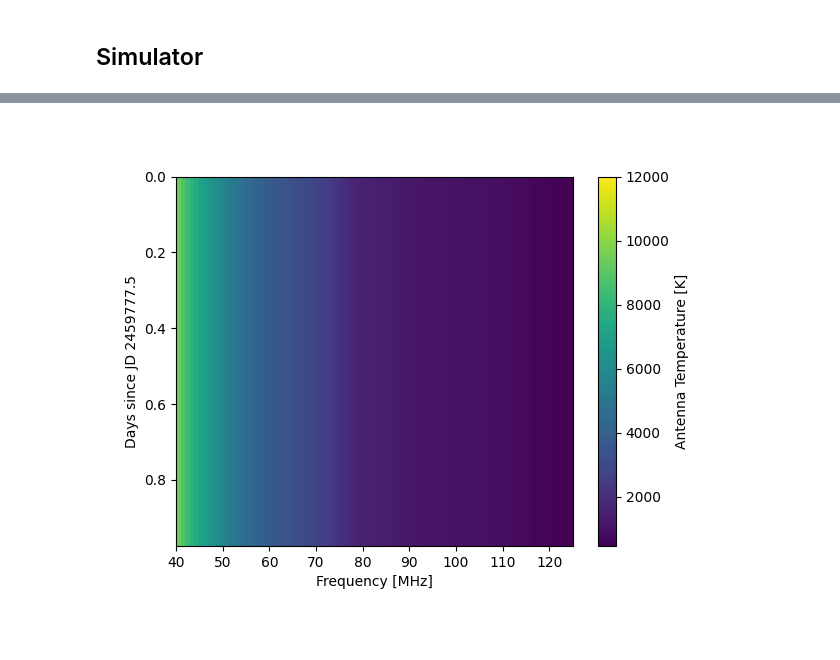
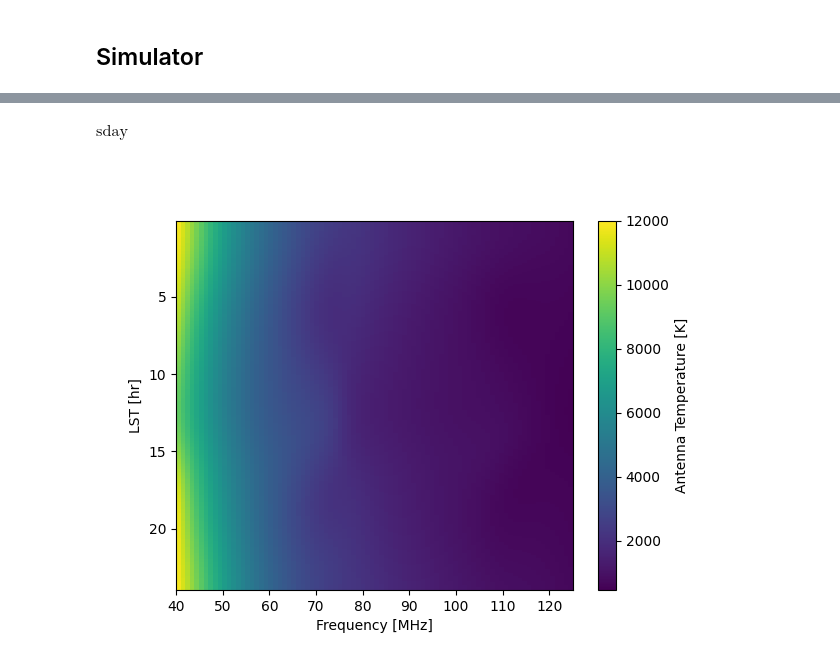
Before and after one commit to MIST-Experiment/mistsim, a Jupyter notebook: examples/sim_comparison.ipynb, the cells around one changed output, grey strips where cells are left out. Cells and saved outputs as stored; diff of their text form; code cells hidden in the pictures; blank space fills up the shorter version.

```diff
--- a/examples/sim_comparison.ipynb
+++ b/examples/sim_comparison.ipynb
@@ -21,8 +59,5 @@ import mistsim as ms
 # %%
-DATA_DIR = Path("/home/christian/Documents/research/MIST/mistsim/examples/20260215_for_christian")
 NSIDE = 128
-freqs = np.arange(40, 126)
-
 SIM_LMAX = 100
 # %% [markdown]
 ## Sky model
@@ -148,13 +183,3 @@ horizon = horizon[:, None]
 beam = ms.Beam(gain, freqs, horizon=horizon, lmax=SIM_LMAX)
 # %% [markdown]
 ## Simulator
-# %%
-# define observation time and location, 0 to 24 hrs, 6 min bins
-lon = -90.74750
-lat = 79.41833
-alt = 150
-loc = EarthLocation.from_geodetic(lon, lat, height=alt)
-
-tstart = Time("2022-07-17 00:00", location=loc)
-times = cro.utils.time_array(t_start=tstart, N_times=40, delta_t=36*u.minute)
-print(times[0], times[-1])  # note this is one solar day, not sidereal day
@@ -163,3 +186,33 @@ print(times[0], times[-1])  # note this is one solar day, not sidereal day
+# %%
+u.
+# %% [output]
+$\mathrm{sday}$
+# %%
+# define observation time and location, 0 to 24 hrs, 6 min bins
+lon = -90.74750
+lat = 79.41833
+alt = 150
+loc = EarthLocation.from_geodetic(lon, lat, height=alt)
+
+t0 = Time("2022-07-17 00:00", location=loc)
+
+def lst_to_time(lst_arr, t0=t0):
+    """
+    Convert array of LST to array of astropy Time objects for use with croissant
+
+    Parameters
+    ----------
+    lst_arr : array_like
+        List of LST in hrs
+    t0 : Time
+        Reference time.
+    """
+    lst_ref = t0.sidereal_time("mean").hour
+    delta = (lst_arr - lst_ref) /24 * u.sday
+    times = t0 + delta
+    return times
+
+times = lst_to_time(lst)
 # %%
 sim = ms.Simulator(beam, sky_alm, times.jd, freqs, lon, lat, alt=alt, Tgnd=0)
 # %%
@@ -168,10 +221,10 @@ fgnd = sim.beam.compute_fgnd()
 tsky = ms.sim.correct_ground_loss(tant, fgnd, sim.Tgnd)
 # %%
 plt.figure()
-plt.imshow(tsky, interpolation="none", aspect="auto", extent=[freqs[0], freqs[-1], times.jd[-1]-times.jd[0], 0], vmin=450, vmax=12000)
+plt.imshow(tsky, interpolation="none", aspect="auto", extent=[freqs[0], freqs[-1], lst[-1], lst[0]], vmin=450, vmax=12000)
 plt.colorbar(label="Antenna Temperature [K]")
 plt.xlabel("Frequency [MHz]")
-plt.ylabel(f"Days since JD {times.jd[0]}")
+plt.ylabel("LST [hr]")
 plt.show()
 # %% [output]
-[figure, old version]
+[figure, new version]
```
Also changed, not shown: parts of 15 cells of this notebook.
